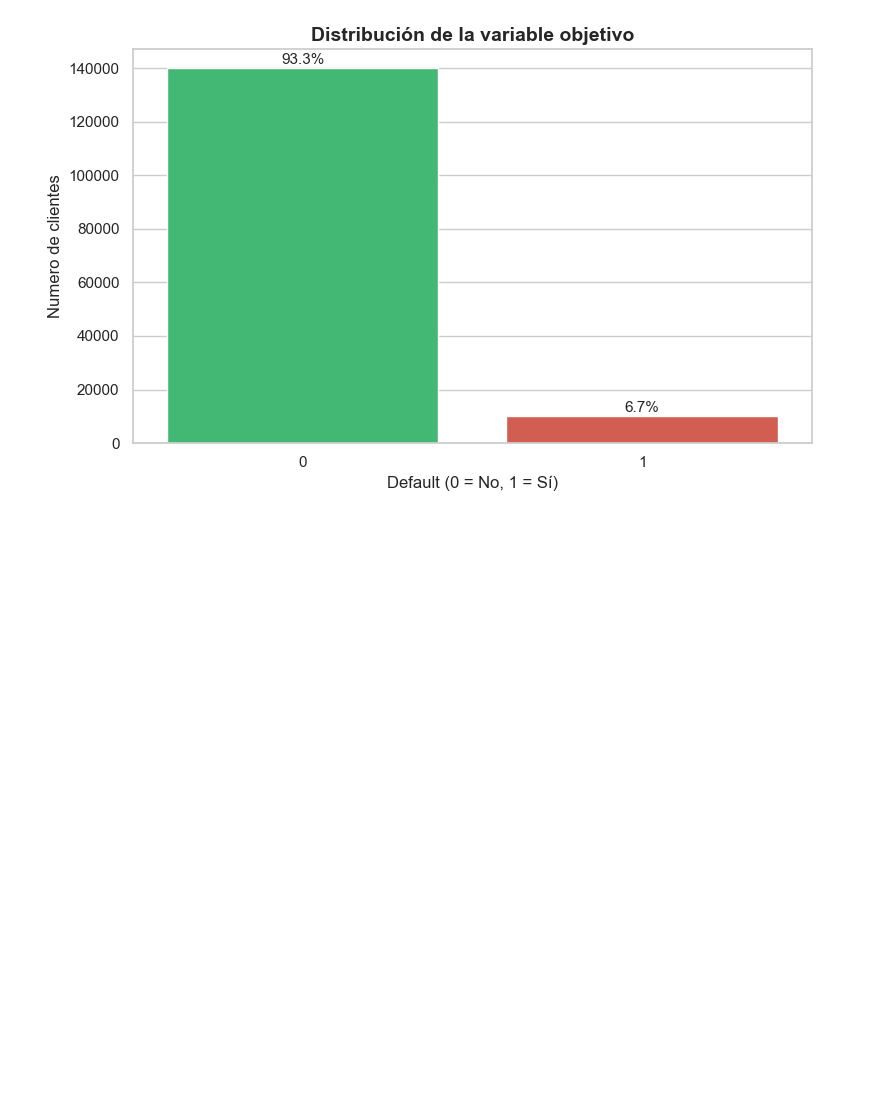
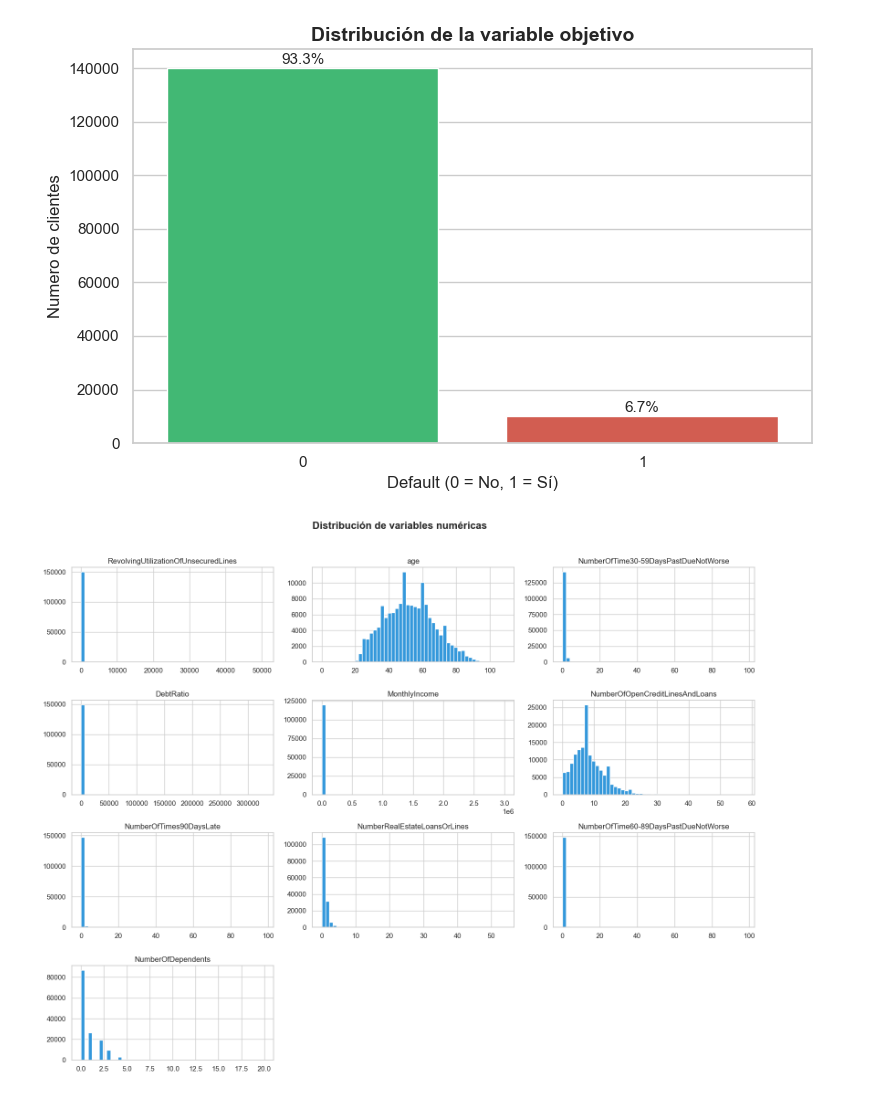
Before and after one commit to alberto1201/banking-ds-project, a Jupyter notebook: notebooks/01_exploratory_analysis.ipynb, the cells around one changed output. Saved outputs shown, nothing was run; the diff lists cells and outputs as text; code cells hidden in the pictures; blank space fills up the shorter version.

Commit message:
feat: complete EDA visualizations - distributions, correlations and client profiling

```diff
--- a/notebooks/01_exploratory_analysis.ipynb
+++ b/notebooks/01_exploratory_analysis.ipynb
@@ -242,3 +242,32 @@ plt.tight_layout()  # ajusta márgenes automáticamente para que nada se corte
 plt.show()          # renderiza el gráfico
 # %% [output]
 [figure]
+# %%
+# Variables numéricas que queremos visualizar
+# Excluimos 'SeriousDlqin2yrs' porque esa ya la graficamos por separado
+columnas = [
+    'RevolvingUtilizationOfUnsecuredLines',
+    'age',
+    'NumberOfTime30-59DaysPastDueNotWorse',
+    'DebtRatio',
+    'MonthlyIncome',
+    'NumberOfOpenCreditLinesAndLoans',
+    'NumberOfTimes90DaysLate',
+    'NumberRealEstateLoansOrLines',
+    'NumberOfTime60-89DaysPastDueNotWorse',
+    'NumberOfDependents'
+]
+
+# Generamos los histogramas de todas las variables a la vez
+df[columnas].hist(
+    bins=50,
+    figsize=(16, 12),
+    color='#3498db',
+    edgecolor='white'
+)
+
+plt.suptitle('Distribución de variables numéricas', fontsize=16, fontweight='bold', y=1.02)
+plt.tight_layout()
+plt.show()
+# %% [output]
+[figure, added]
```
Also changed, not shown: parts of 4 cells of this notebook.
